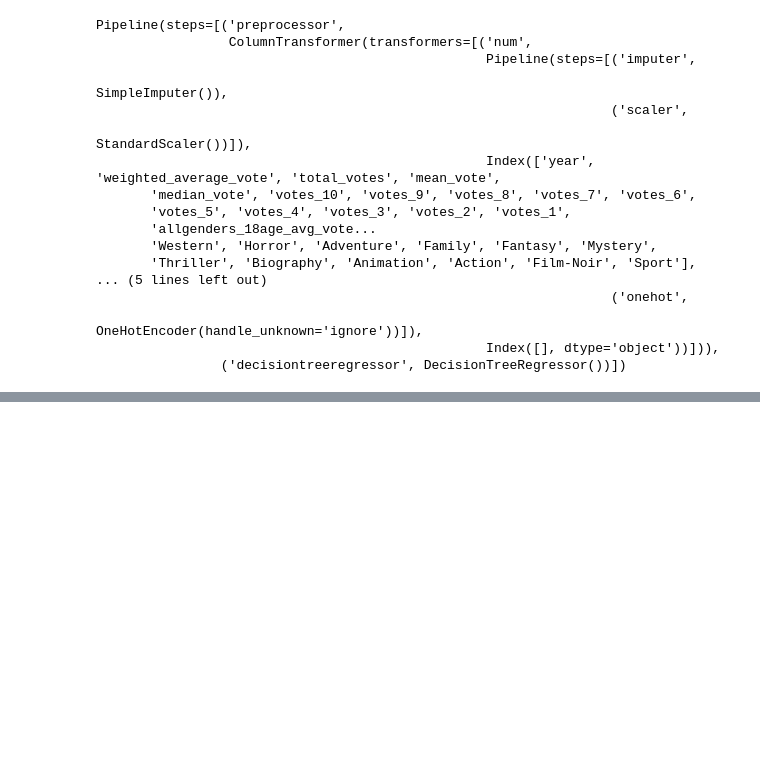
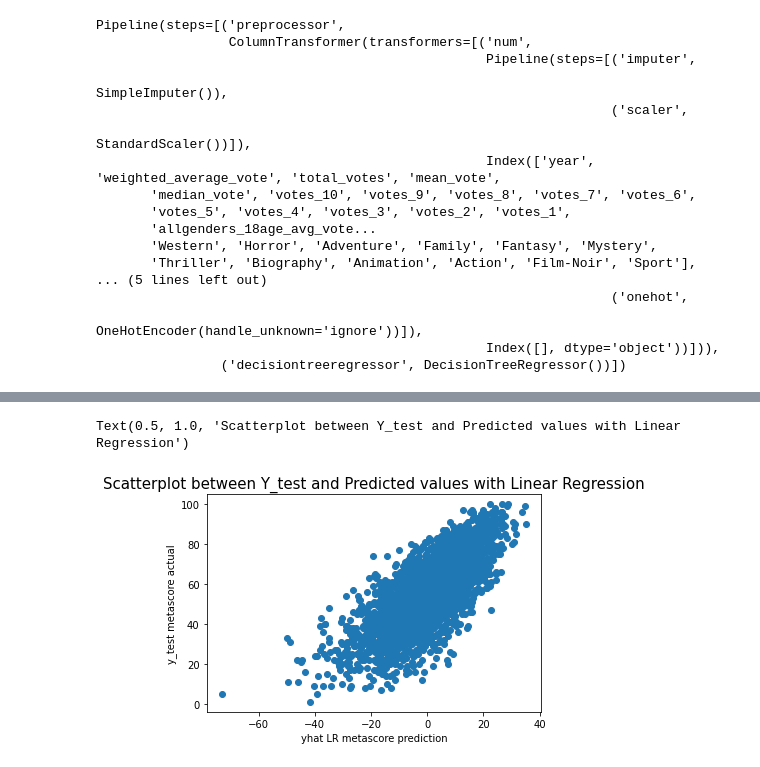
Before and after one commit to stat426-fall2021/final-project-zoom-crew, a Jupyter notebook: movie_modeling.ipynb, the cells around one changed output, grey strips where cells are left out. Drawn from its saved outputs; the diff is of its cells as text; code cells hidden in the pictures; blank space fills up the shorter version.

```diff
--- a/movie_modeling.ipynb
+++ b/movie_modeling.ipynb
@@ -207,0 +224,8 @@ print(np.mean(RMSE_dt)*-1)
+# %%
+plt.scatter(yhat_lr, y_test['metascore'])
+plt.xlabel("yhat LR metascore prediction")
+plt.ylabel("y_test metascore actual")
+plt.title("Scatterplot between Y_test and Predicted values with Linear Regression", fontsize=15)
+# %% [output]
+Text(0.5, 1.0, 'Scatterplot between Y_test and Predicted values with Linear Regression')
+[figure, added]
```
Also changed, not shown: parts of 8 cells of this notebook.
